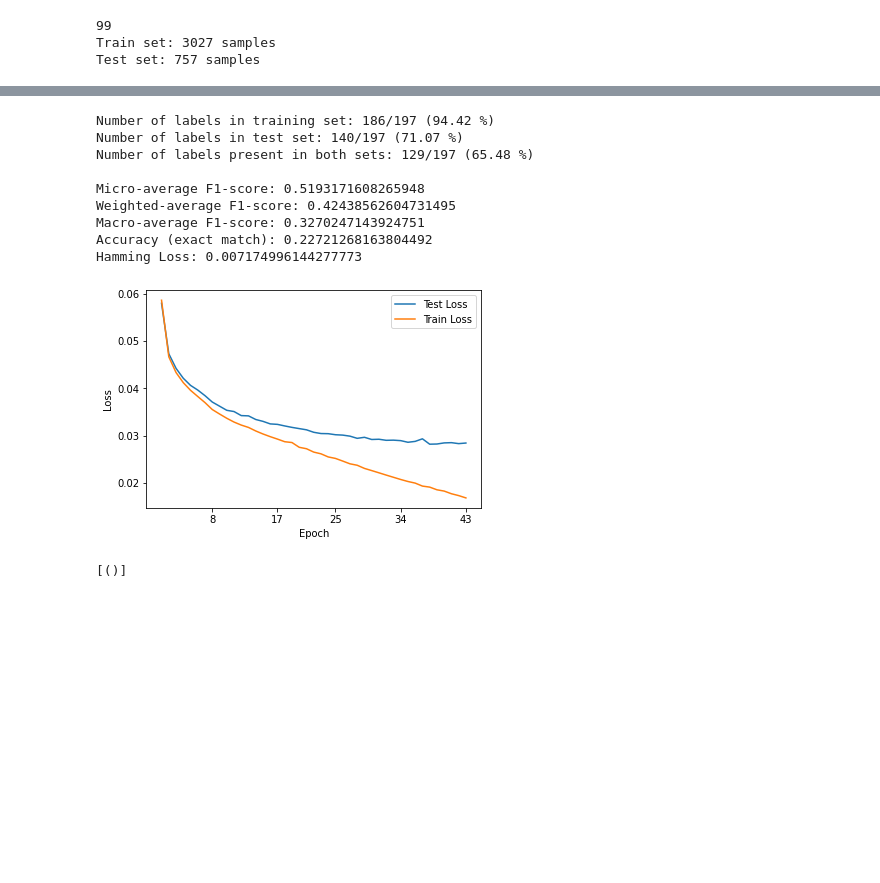
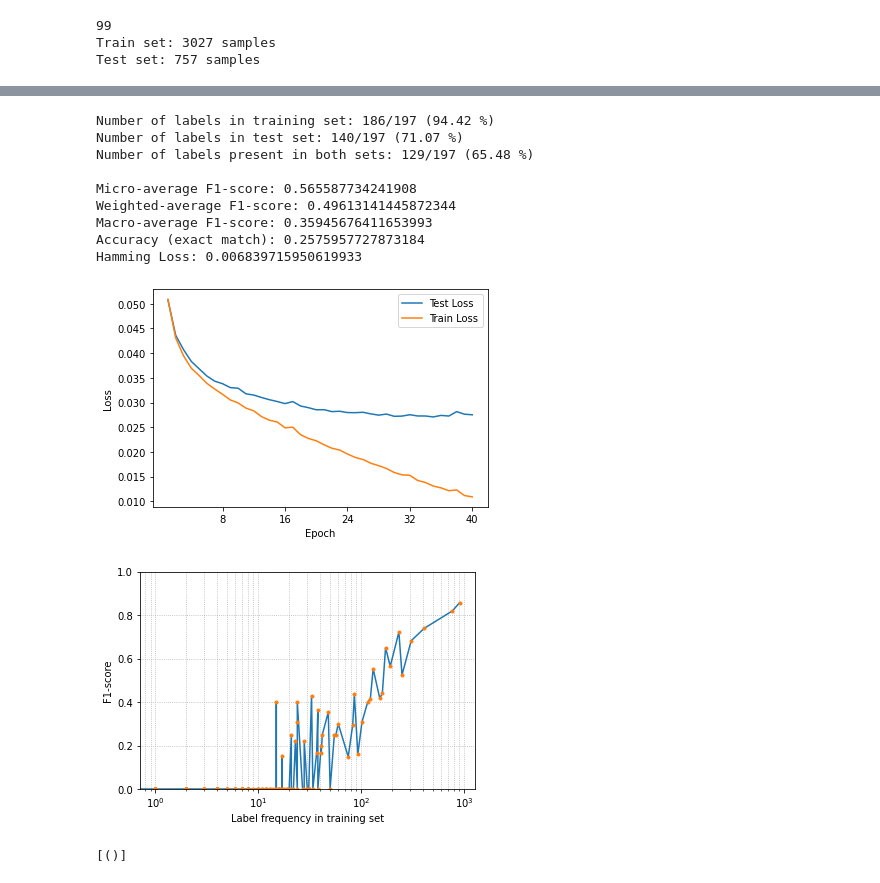
Before and after one commit to VisibaCare/SymptomMatchML, a Jupyter notebook: rnn_model.ipynb, the cells around one changed output, grey strips where cells are left out. Drawn from its saved outputs; the diff is of its cells as text; code cells hidden in the pictures; blank space fills up the shorter version.

Commit message:
Added plot for F1-score in relation to label frequency.

```diff
--- a/rnn_model.ipynb
+++ b/rnn_model.ipynb
@@ -301,12 +302,11 @@ class RNN(nn.Module):
         self.word_embeddings = None
         embedding_dim = 0
         if embeddings != None:
-          # initialize embeddings and make them untrainable
           embedding_dim = embeddings.shape[1]
           self.word_embeddings = nn.Embedding.from_pretrained(embeddings)
           #self.word_embeddings.weight.requires_grad = False
         else:
-          embedding_dim = 100
+          embedding_dim = 50
           self.word_embeddings = nn.Embedding(id_count, embedding_dim)
 
         self.rnn = nn.LSTM(embedding_dim, hidden_dim, batch_first=True, bidirectional=True)
@@ -361,7 +361,7 @@ def epoch_loss(model, data_loader, criterion):
 # %%
 # define the model
 output_dim = len(multilab_bin.classes_)
-hidden_dim = 500
+hidden_dim = 1000
 if embedding_weights != None: embedding_weights = embedding_weights.to(device)
 
 model = RNN(embedding_weights, hidden_dim, output_dim)
@@ -467,40 +482,69 @@ label_counts_train[label_counts_train > 0] = 1
 labels_bin_train = label_counts_train
 
 labels_bin_sum = labels_bin_test + labels_bin_train
 labels_intersect = np.count_nonzero(labels_bin_sum[labels_bin_sum == 2])
 
 print(f'Number of labels in training set: {labels_in_train}/{y_true.shape[1]} ({labels_in_train/y_true.shape[1]*100:.2f} %)')
 print(f'Number of labels in test set: {labels_in_test}/{y_true.shape[1]} ({labels_in_test/y_true.shape[1]*100:.2f} %)')
 print(f'Number of labels present in both sets: {labels_intersect}/{y_true.shape[1]} ({labels_intersect/y_true.shape[1]*100:.2f} %)')
 print()
 print(f"Micro-average F1-score: {f1_score(y_true, y_pred, average='micro')}")
 print(f"Weighted-average F1-score: {f1_score(y_true, y_pred, average='weighted', zero_division=1)}")
 print(f"Macro-average F1-score: {f1_score(y_true, y_pred, average='macro', zero_division=1)}")
 #print(f"Sample-average Jaccard score: {jaccard_score(y_true, y_pred, average='samples', zero_division=1)}")
 print(f"Accuracy (exact match): {accuracy_score(y_true, y_pred)}")
 print(f"Hamming Loss: {hamming_loss(y_true, y_pred)}")
 
 x = [x for x in range(1,len(train_losses)+1)]
 xticks = [x*len(train_losses)//5 for x in range(1,6)]
 plt.plot(x, test_losses)
 plt.plot(x, train_losses)
 plt.legend(['Test Loss', 'Train Loss'])
 plt.xticks(xticks,xticks)
 plt.xlabel('Epoch')
 plt.ylabel('Loss')
-#plt.gca().set_ylim([0,0.1])
 plt.show()
+
+# plot f1-score in relation to label frequency in training set
+f1_per_label = f1_score(y_true, y_pred, average=None, zero_division=0)
+label_counts_train = np.sum(multilab_bin.transform(train_dataset['labels']), axis=0)
+label_counts_test = np.sum(multilab_bin.transform(test_dataset['labels']), axis=0)
+
+# only include labels that are present in the test set
+zipped = [(f1_per_label[i], label_counts_test[i], label_counts_train[i]) for i in range(len(label_counts_test)) if label_counts_test[i] > 0]
+zipped = sorted(zipped, key=lambda tup: tup[2])
+
+f1_per_label = [zipped[i][0] for i in range(len(zipped))]
+label_counts_train = [zipped[i][2] for i in range(len(zipped))]
+
+# make a regression over the data points
+s = UnivariateSpline(label_counts_train, f1_per_label, k=3, s=5)
+xs = np.linspace(1,label_counts_train[-1])
+ys = s(xs)
+
+fig = plt.figure()
+ax = fig.add_subplot(1,1,1)
+plt.plot(label_counts_train, f1_per_label)
+plt.plot(label_counts_train, f1_per_label, '.')
+#plt.plot(xs,ys)
+ax.set_xscale('log')
+ax.set_ylim((0,1))
+plt.xlabel('Label frequency in training set')
+plt.ylabel('F1-score')
+plt.grid(True, which='both', linestyle=':')
+plt.show()
 # %% [output]
 Number of labels in training set: 186/197 (94.42 %)
 Number of labels in test set: 140/197 (71.07 %)
 Number of labels present in both sets: 129/197 (65.48 %)
 
-Micro-average F1-score: 0.5193171608265948
-Weighted-average F1-score: 0.42438562604731495
-Macro-average F1-score: 0.3270247143924751
-Accuracy (exact match): 0.22721268163804492
-Hamming Loss: 0.007174996144277773
+Micro-average F1-score: 0.565587734241908
+Weighted-average F1-score: 0.49613141445872344
+Macro-average F1-score: 0.35945676411653993
+Accuracy (exact match): 0.2575957727873184
+Hamming Loss: 0.006839715950619933
-[figure, old version]
+[figure, new version]
+[figure, added]
 # %%
 model.eval()
 
```
Also changed, not shown: parts of 5 cells of this notebook.
